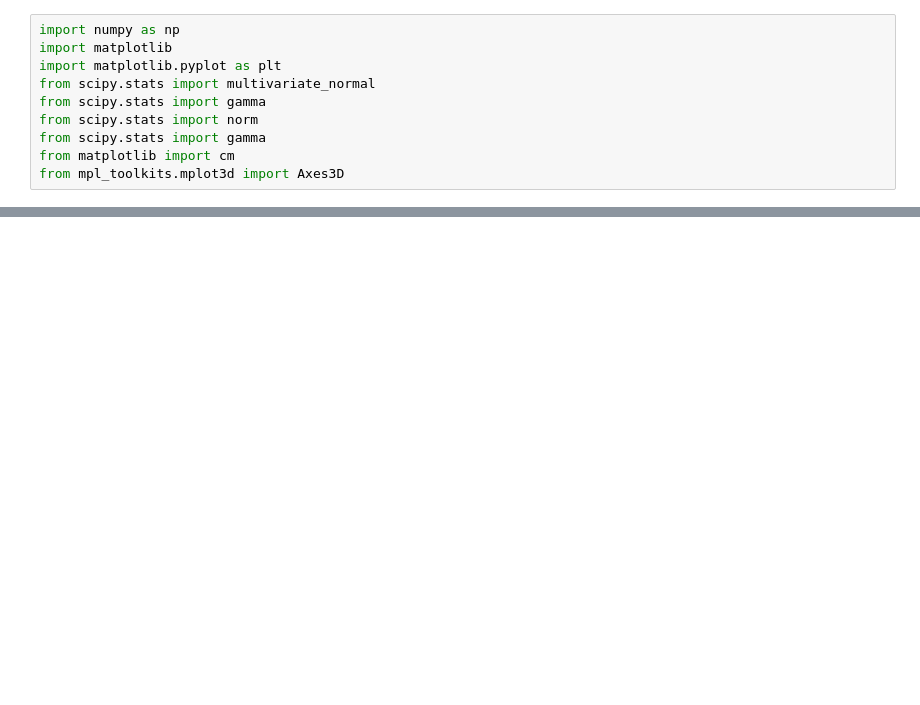
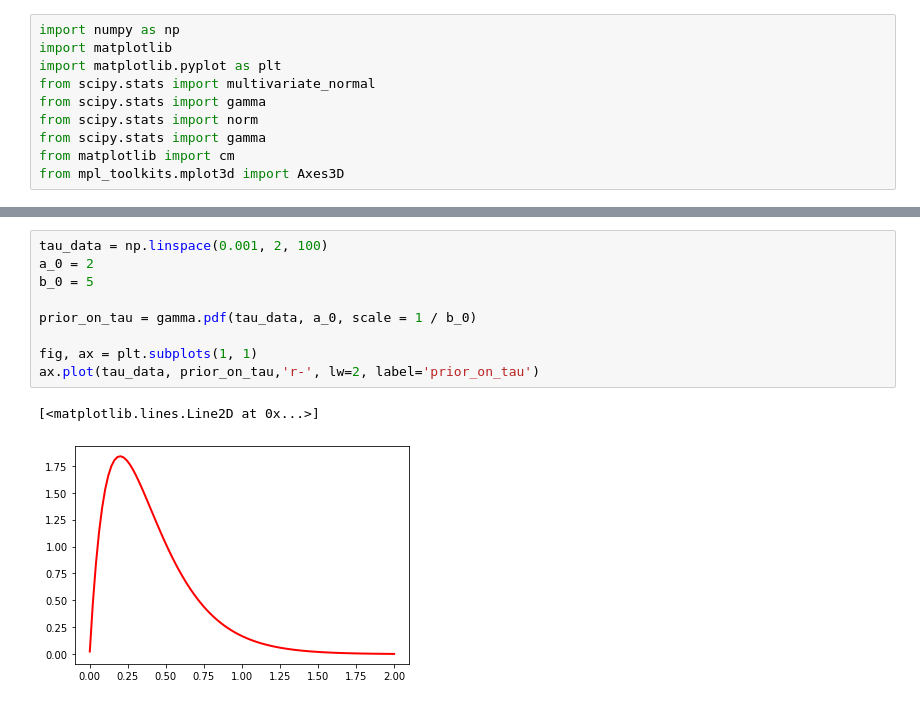
Before and after one commit to fweberling/Variational_Inference, a Jupyter notebook: factorizedVarationalApproximateDistribution.ipynb, the cells around one changed output, grey strips where cells are left out. Saved outputs shown, nothing was run; the diff lists cells and outputs as text; blank space fills up the shorter version.

```diff
--- a/factorizedVarationalApproximateDistribution.ipynb
+++ b/factorizedVarationalApproximateDistribution.ipynb
@@ -68 +61,13 @@ array([-2.32634787e+00, -2.25976971e+00, -2.19319154e+00, -2.12661337e+00,
+# %%
+tau_data = np.linspace(0.001, 2, 100)
+a_0 = 2
+b_0 = 5
+
+prior_on_tau = gamma.pdf(tau_data, a_0, scale = 1 / b_0)
+
+fig, ax = plt.subplots(1, 1)
+ax.plot(tau_data, prior_on_tau,'r-', lw=2, label='prior_on_tau')
+# %% [output]
+[<matplotlib.lines.Line2D at 0x...>]
+[figure, added]
 # %% [markdown]
```
Also changed, not shown: parts of 15 cells of this notebook.
